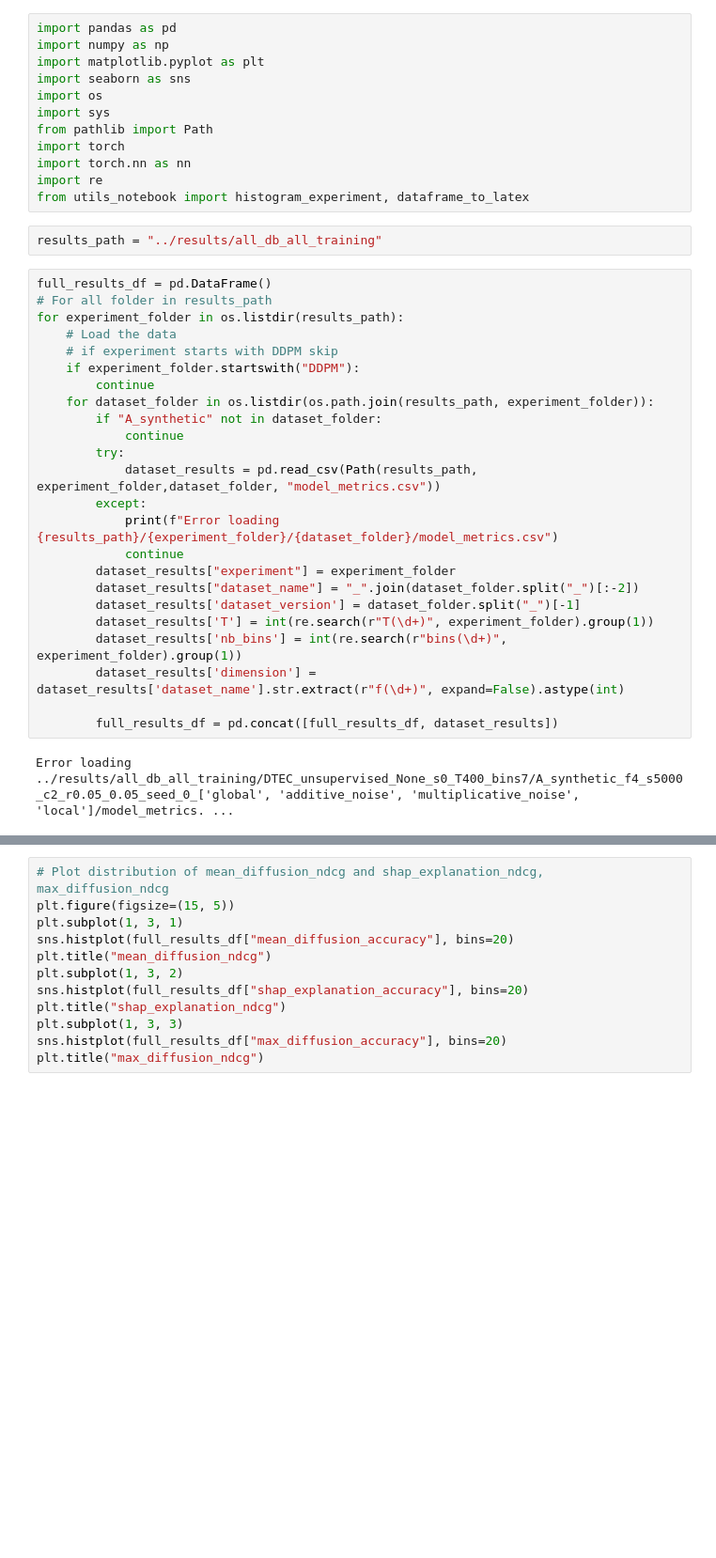
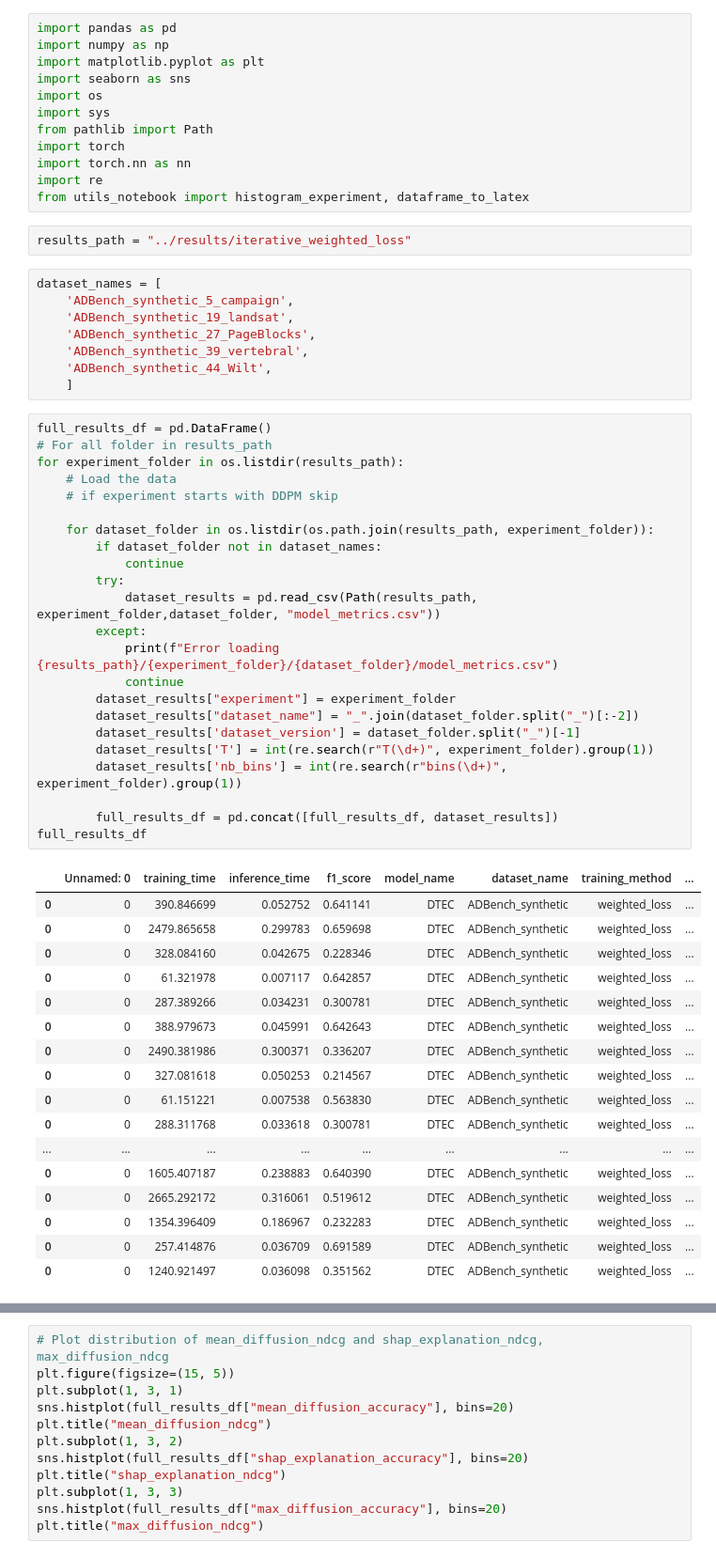
Before and after one commit to ElouanV/iterative_learning_for_anomaly_detection, a Jupyter notebook: notebooks/read_explainability_results.ipynb, the cells around one changed output, grey strips where cells are left out. Shown at 94% size. Drawn from its saved outputs; the diff is of its cells as text; blank space fills up the shorter version.

Commit message:
edit: read_explainability_results notebook

```diff
--- a/notebooks/read_explainability_results.ipynb
+++ b/notebooks/read_explainability_results.ipynb
@@ -11,30 +11,53 @@ import torch.nn as nn
 import re
 from utils_notebook import histogram_experiment, dataframe_to_latex
 # %%
-results_path = "../results/all_db_all_training"
+results_path = "../results/iterative_weighted_loss"
+# %%
+dataset_names = [
+    'ADBench_synthetic_5_campaign',
+    'ADBench_synthetic_19_landsat',
+    'ADBench_synthetic_27_PageBlocks',
+    'ADBench_synthetic_39_vertebral',
+    'ADBench_synthetic_44_Wilt',
+    ]
 # %%
 full_results_df = pd.DataFrame()
 # For all folder in results_path
 for experiment_folder in os.listdir(results_path):
     # Load the data
     # if experiment starts with DDPM skip
-    if experiment_folder.startswith("DDPM"):
-        continue
+
     for dataset_folder in os.listdir(os.path.join(results_path, experiment_folder)):
-        if "A_synthetic" not in dataset_folder:
+        if dataset_folder not in dataset_names:
             continue
         try:
             dataset_results = pd.read_csv(Path(results_path, experiment_folder,dataset_folder, "model_metrics.csv"))
         except:
             print(f"Error loading {results_path}/{experiment_folder}/{dataset_folder}/model_metrics.csv")
             continue
         dataset_results["experiment"] = experiment_folder
         dataset_results["dataset_name"] = "_".join(dataset_folder.split("_")[:-2])
         dataset_results['dataset_version'] = dataset_folder.split("_")[-1]
         dataset_results['T'] = int(re.search(r"T(\d+)", experiment_folder).group(1))
         dataset_results['nb_bins'] = int(re.search(r"bins(\d+)", experiment_folder).group(1))
-        dataset_results['dimension'] = dataset_results['dataset_name'].str.extract(r"f(\d+)", expand=False).astype(int)
 
         full_results_df = pd.concat([full_results_df, dataset_results])
+full_results_df
 # %% [output]
-Error loading ../results/all_db_all_training/DTEC_unsupervised_None_s0_T400_bins7/A_synthetic_f4_s5000_c2_r0.05_0.05_seed_0_['global', 'additive_noise', 'multiplicative_noise', 'local']/model_metrics. ...
+|  | Unnamed: 0 | training_time | inference_time | f1_score | model_name | dataset_name | training_method | ... |
+| 0 | 0 | 390.846699 | 0.052752 | 0.641141 | DTEC | ADBench_synthetic | weighted_loss | ... |
+| 0 | 0 | 2479.865658 | 0.299783 | 0.659698 | DTEC | ADBench_synthetic | weighted_loss | ... |
+| 0 | 0 | 328.084160 | 0.042675 | 0.228346 | DTEC | ADBench_synthetic | weighted_loss | ... |
+| 0 | 0 | 61.321978 | 0.007117 | 0.642857 | DTEC | ADBench_synthetic | weighted_loss | ... |
+| 0 | 0 | 287.389266 | 0.034231 | 0.300781 | DTEC | ADBench_synthetic | weighted_loss | ... |
+| 0 | 0 | 388.979673 | 0.045991 | 0.642643 | DTEC | ADBench_synthetic | weighted_loss | ... |
+| 0 | 0 | 2490.381986 | 0.300371 | 0.336207 | DTEC | ADBench_synthetic | weighted_loss | ... |
+| 0 | 0 | 327.081618 | 0.050253 | 0.214567 | DTEC | ADBench_synthetic | weighted_loss | ... |
+| 0 | 0 | 61.151221 | 0.007538 | 0.563830 | DTEC | ADBench_synthetic | weighted_loss | ... |
+| 0 | 0 | 288.311768 | 0.033618 | 0.300781 | DTEC | ADBench_synthetic | weighted_loss | ... |
+| ... | ... | ... | ... | ... | ... | ... | ... | ... |
+| 0 | 0 | 1605.407187 | 0.238883 | 0.640390 | DTEC | ADBench_synthetic | weighted_loss | ... |
+| 0 | 0 | 2665.292172 | 0.316061 | 0.519612 | DTEC | ADBench_synthetic | weighted_loss | ... |
+| 0 | 0 | 1354.396409 | 0.186967 | 0.232283 | DTEC | ADBench_synthetic | weighted_loss | ... |
+| 0 | 0 | 257.414876 | 0.036709 | 0.691589 | DTEC | ADBench_synthetic | weighted_loss | ... |
+| 0 | 0 | 1240.921497 | 0.036098 | 0.351562 | DTEC | ADBench_synthetic | weighted_loss | ... |
```
Also changed, not shown: parts of 11 cells of this notebook.
